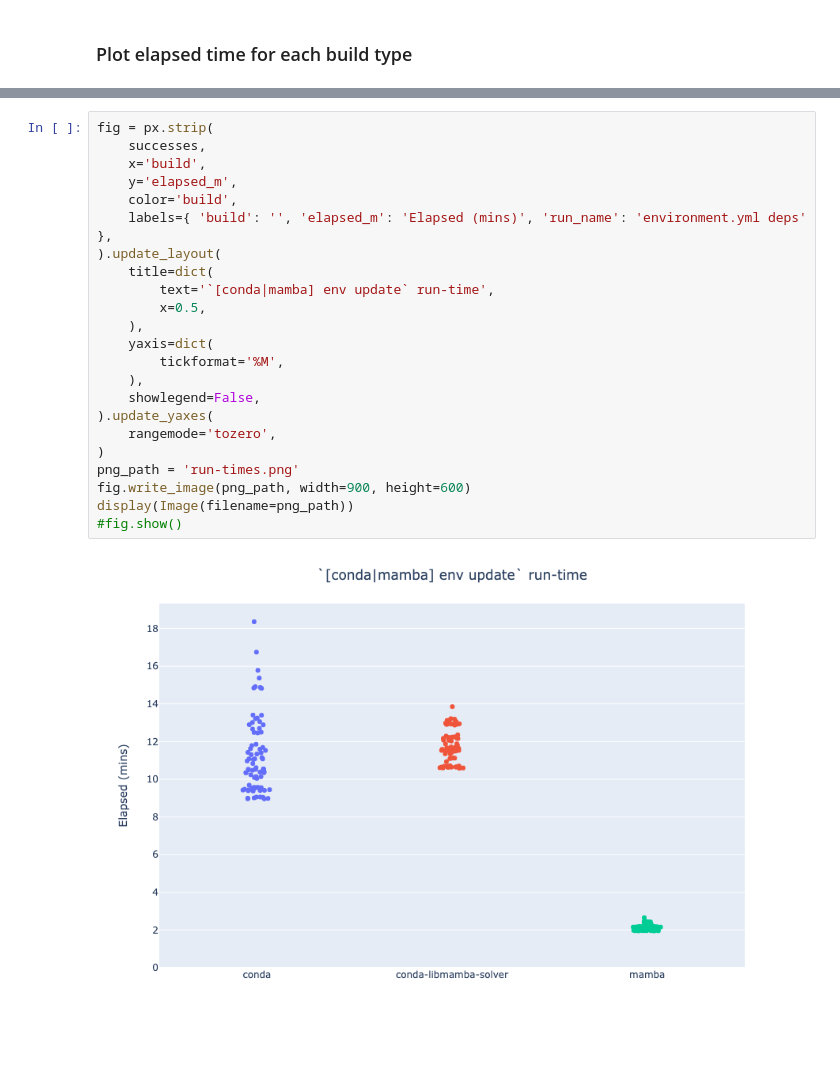
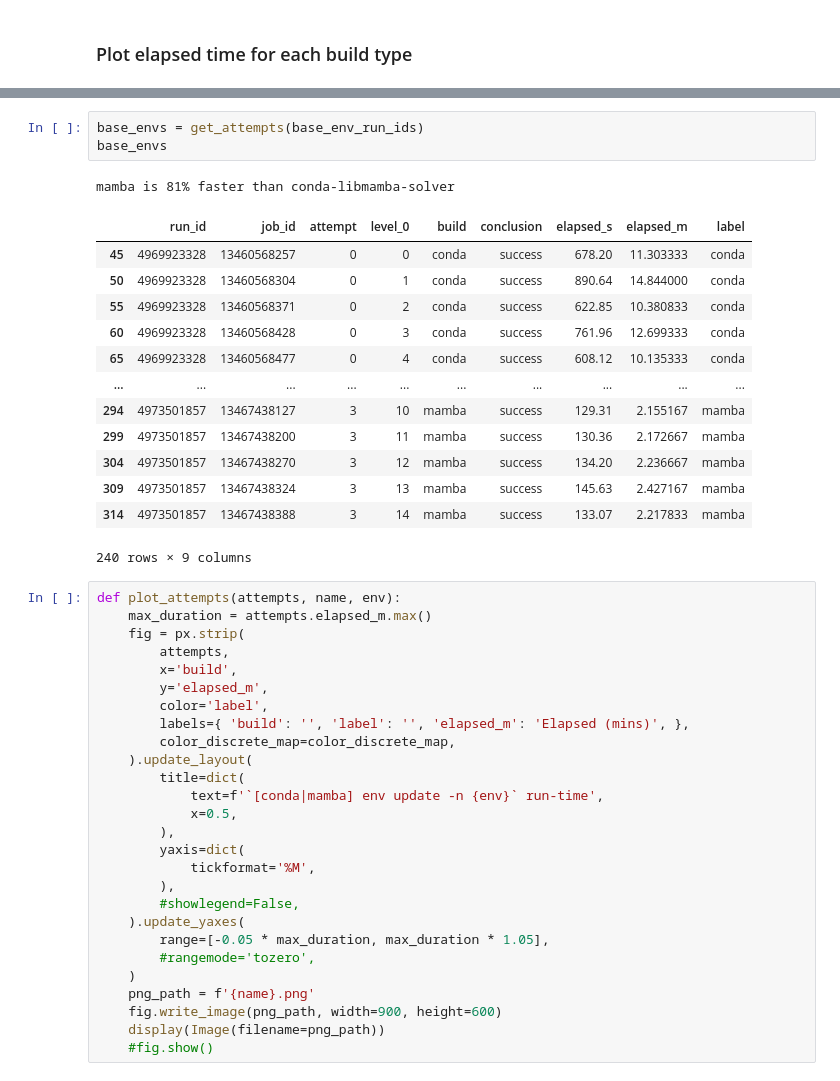
Before and after one commit to runsascoded/libmamba-solver-test, a Jupyter notebook: build-times.ipynb, the cells around one changed output, grey strips where cells are left out. Saved outputs shown, nothing was run; the diff lists cells and outputs as text.

```diff
--- a/build-times.ipynb
+++ b/build-times.ipynb
@@ -242,25 +247,45 @@ successes
+# %%
+base_envs = get_attempts(base_env_run_ids)
+base_envs
+# %% [output]
+mamba is 81% faster than conda-libmamba-solver
+|  | run_id | job_id | attempt | level_0 | build | conclusion | elapsed_s | elapsed_m | label |
+| 45 | 4969923328 | 13460568257 | 0 | 0 | conda | success | 678.20 | 11.303333 | conda |
+| 50 | 4969923328 | 13460568304 | 0 | 1 | conda | success | 890.64 | 14.844000 | conda |
+| 55 | 4969923328 | 13460568371 | 0 | 2 | conda | success | 622.85 | 10.380833 | conda |
+| 60 | 4969923328 | 13460568428 | 0 | 3 | conda | success | 761.96 | 12.699333 | conda |
+| 65 | 4969923328 | 13460568477 | 0 | 4 | conda | success | 608.12 | 10.135333 | conda |
+| ... | ... | ... | ... | ... | ... | ... | ... | ... | ... |
+| 294 | 4973501857 | 13467438127 | 3 | 10 | mamba | success | 129.31 | 2.155167 | mamba |
+| 299 | 4973501857 | 13467438200 | 3 | 11 | mamba | success | 130.36 | 2.172667 | mamba |
+| 304 | 4973501857 | 13467438270 | 3 | 12 | mamba | success | 134.20 | 2.236667 | mamba |
+| 309 | 4973501857 | 13467438324 | 3 | 13 | mamba | success | 145.63 | 2.427167 | mamba |
+| 314 | 4973501857 | 13467438388 | 3 | 14 | mamba | success | 133.07 | 2.217833 | mamba |
+240 rows × 9 columns
 # %%
-fig = px.strip(
-    successes,
-    x='build',
-    y='elapsed_m',
-    color='build',
-    labels={ 'build': '', 'elapsed_m': 'Elapsed (mins)', 'run_name': 'environment.yml deps' },
-).update_layout(
-    title=dict(
-        text='`[conda|mamba] env update` run-time',
-        x=0.5,
-    ),
-    yaxis=dict(
-        tickformat='%M',
-    ),
-    showlegend=False,
-).update_yaxes(
-    rangemode='tozero',
-)
-png_path = 'run-times.png'
-fig.write_image(png_path, width=900, height=600)
-display(Image(filename=png_path))
-#fig.show()
+def plot_attempts(attempts, name, env):
+    max_duration = attempts.elapsed_m.max()
+    fig = px.strip(
+        attempts,
+        x='build',
+        y='elapsed_m',
+        color='label',
+        labels={ 'build': '', 'label': '', 'elapsed_m': 'Elapsed (mins)', },
+        color_discrete_map=color_discrete_map,
+    ).update_layout(
+        title=dict(
+            text=f'`[conda|mamba] env update -n {env}` run-time',
+            x=0.5,
+        ),
+        yaxis=dict(
+            tickformat='%M',
+        ),
+        #showlegend=False,
+    ).update_yaxes(
+        range=[-0.05 * max_duration, max_duration * 1.05],
+        #rangemode='tozero',
+    )
+    png_path = f'{name}.png'
+    fig.write_image(png_path, width=900, height=600)
+    display(Image(filename=png_path))
+    #fig.show()
-# %% [output]
-[figure, removed]
```
Also changed, not shown: parts of 12 cells of this notebook, 4 other files.
